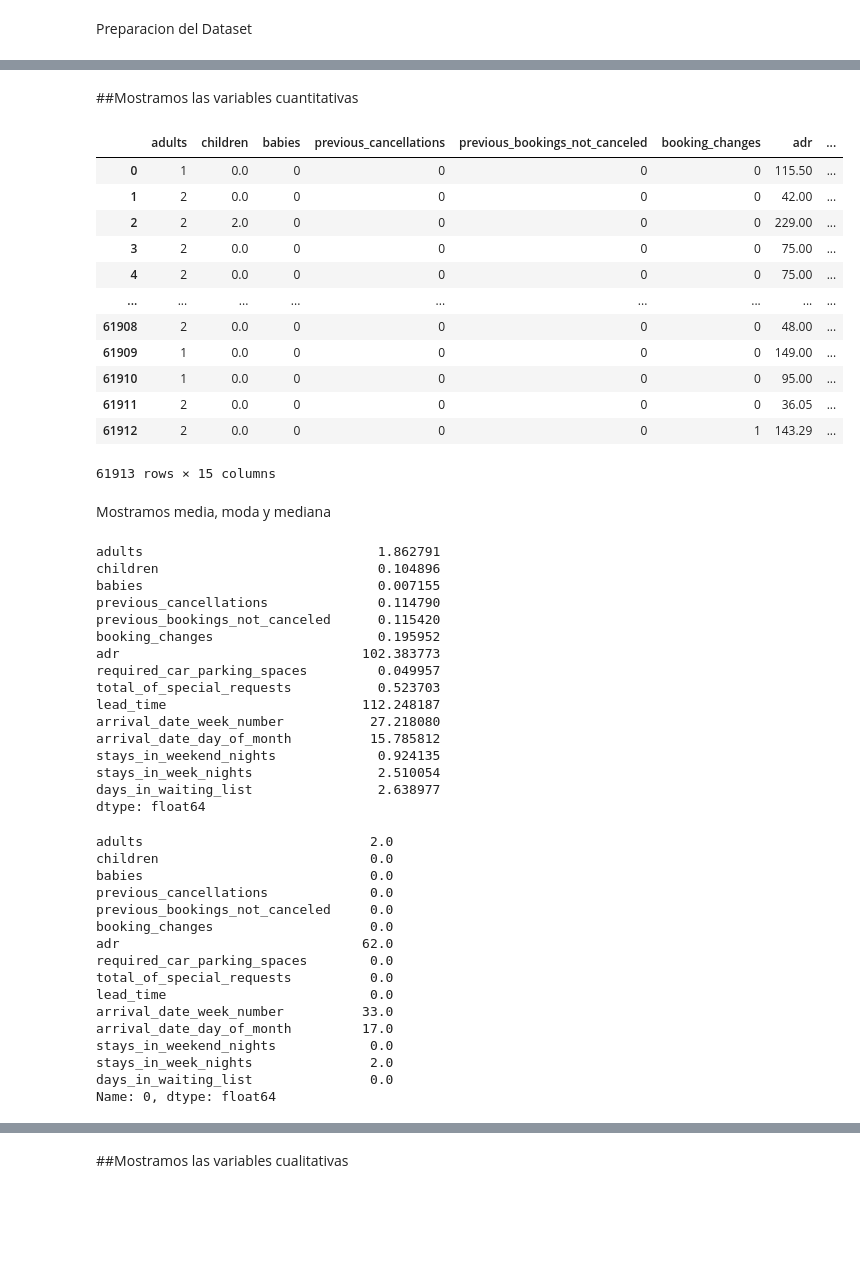
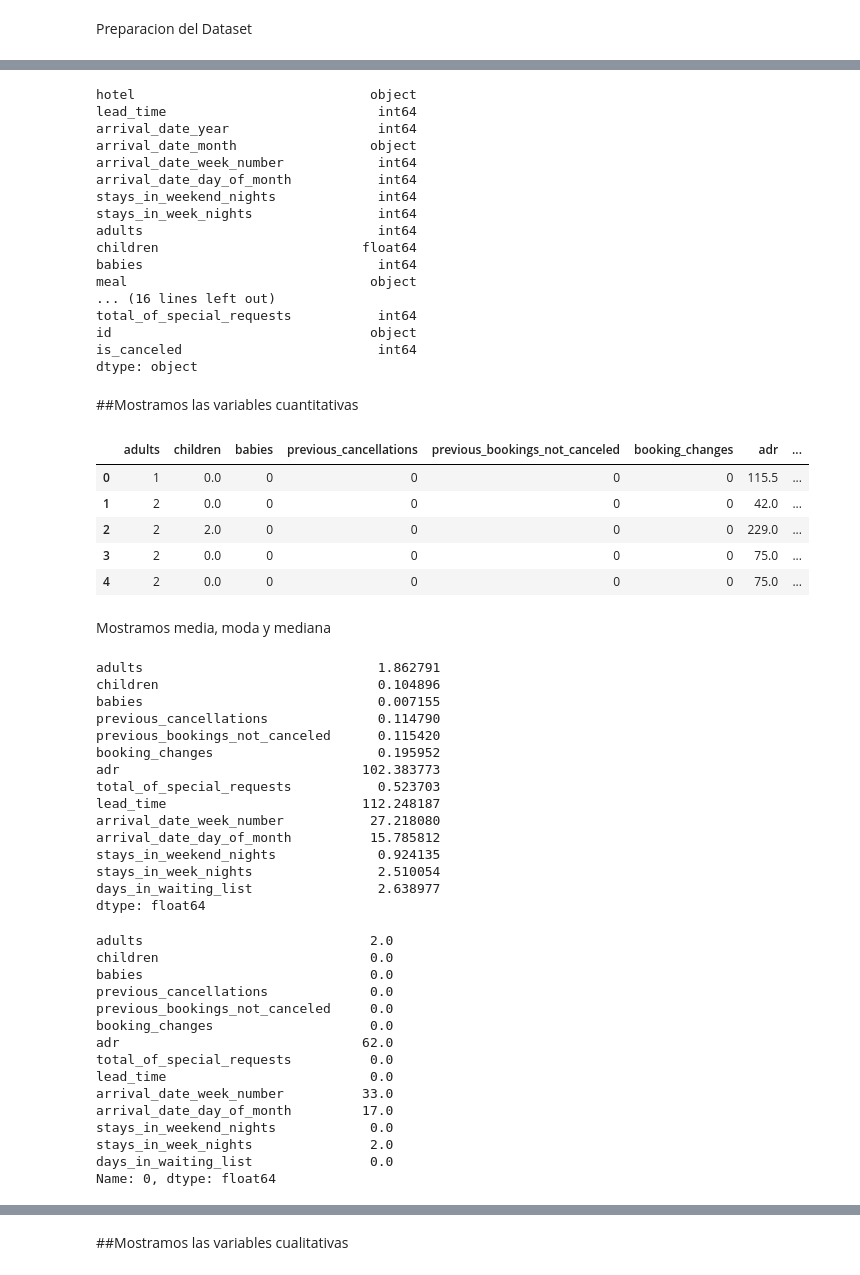
Before and after one commit to franciscoL0pez/TrabajosPracticosOrganizacionDeDatos1C2023, a Jupyter notebook: Tp_1.ipynb, the cells around one changed output, grey strips where cells are left out. Drawn from its saved outputs; the diff is of its cells as text; code cells hidden in the pictures; blank space fills up the shorter version.

```diff
--- a/Tp_1.ipynb
+++ b/Tp_1.ipynb
@@ -23,23 +21,38 @@ df_hotels_train = pd.read_csv('drive/MyDrive/hotels_train.csv')
+# %%
+#Eliminamos las columnas de reservation_status y reservation_status_date para evitar confusiones
+#df_hotels_train = df_hotels_train.drop(['reservation_status','reservation_status_date'], axis =1)
+df_hotels_train.dtypes
+# %% [output]
+hotel                              object
+lead_time                           int64
+arrival_date_year                   int64
+arrival_date_month                 object
+arrival_date_week_number            int64
+arrival_date_day_of_month           int64
+stays_in_weekend_nights             int64
+stays_in_week_nights                int64
+adults                              int64
+children                          float64
+babies                              int64
+meal                               object
+... (16 lines left out)
+total_of_special_requests           int64
+id                                 object
+is_canceled                         int64
+dtype: object
 # %% [markdown]
 ##Mostramos las variables cuantitativas
 # %%
-lista_cuantitativas = ['adults','children', 'babies','previous_cancellations','previous_bookings_not_canceled','booking_changes','adr','required_car_parking_spaces','total_of_special_requests',  'lead_time','arrival_date_week_number','arrival_date_day_of_month','stays_in_weekend_nights','stays_in_week_nights', 'days_in_waiting_list']
+lista_cuantitativas = ['adults','children', 'babies','previous_cancellations','previous_bookings_not_canceled','booking_changes','adr','total_of_special_requests',  'lead_time','arrival_date_week_number','arrival_date_day_of_month','stays_in_weekend_nights','stays_in_week_nights', 'days_in_waiting_list']
 df_cuantitativas = df_hotels_train[lista_cuantitativas] #Primero separamos las cuantitvas
-df_cuantitativas
+df_cuantitativas.head(5)
 # %% [output]
 |  | adults | children | babies | previous_cancellations | previous_bookings_not_canceled | booking_changes | adr | ... |
-| 0 | 1 | 0.0 | 0 | 0 | 0 | 0 | 115.50 | ... |
-| 1 | 2 | 0.0 | 0 | 0 | 0 | 0 | 42.00 | ... |
-| 2 | 2 | 2.0 | 0 | 0 | 0 | 0 | 229.00 | ... |
-| 3 | 2 | 0.0 | 0 | 0 | 0 | 0 | 75.00 | ... |
-| 4 | 2 | 0.0 | 0 | 0 | 0 | 0 | 75.00 | ... |
-| ... | ... | ... | ... | ... | ... | ... | ... | ... |
-| 61908 | 2 | 0.0 | 0 | 0 | 0 | 0 | 48.00 | ... |
-| 61909 | 1 | 0.0 | 0 | 0 | 0 | 0 | 149.00 | ... |
-| 61910 | 1 | 0.0 | 0 | 0 | 0 | 0 | 95.00 | ... |
-| 61911 | 2 | 0.0 | 0 | 0 | 0 | 0 | 36.05 | ... |
-| 61912 | 2 | 0.0 | 0 | 0 | 0 | 1 | 143.29 | ... |
+| 0 | 1 | 0.0 | 0 | 0 | 0 | 0 | 115.5 | ... |
+| 1 | 2 | 0.0 | 0 | 0 | 0 | 0 | 42.0 | ... |
+| 2 | 2 | 2.0 | 0 | 0 | 0 | 0 | 229.0 | ... |
+| 3 | 2 | 0.0 | 0 | 0 | 0 | 0 | 75.0 | ... |
+| 4 | 2 | 0.0 | 0 | 0 | 0 | 0 | 75.0 | ... |
-61913 rows × 15 columns
 # %% [markdown]
 Mostramos media, moda y mediana
 # %%
@@ -52,7 +65,6 @@ previous_cancellations              0.114790
 previous_bookings_not_canceled      0.115420
 booking_changes                     0.195952
 adr                               102.383773
-required_car_parking_spaces         0.049957
 total_of_special_requests           0.523703
 lead_time                         112.248187
 arrival_date_week_number           27.218080
@@ -71,7 +83,6 @@ previous_cancellations             0.0
 previous_bookings_not_canceled     0.0
 booking_changes                    0.0
 adr                               62.0
-required_car_parking_spaces        0.0
 total_of_special_requests          0.0
 lead_time                          0.0
 arrival_date_week_number          33.0
```
Also changed, not shown: parts of 9 cells of this notebook.
